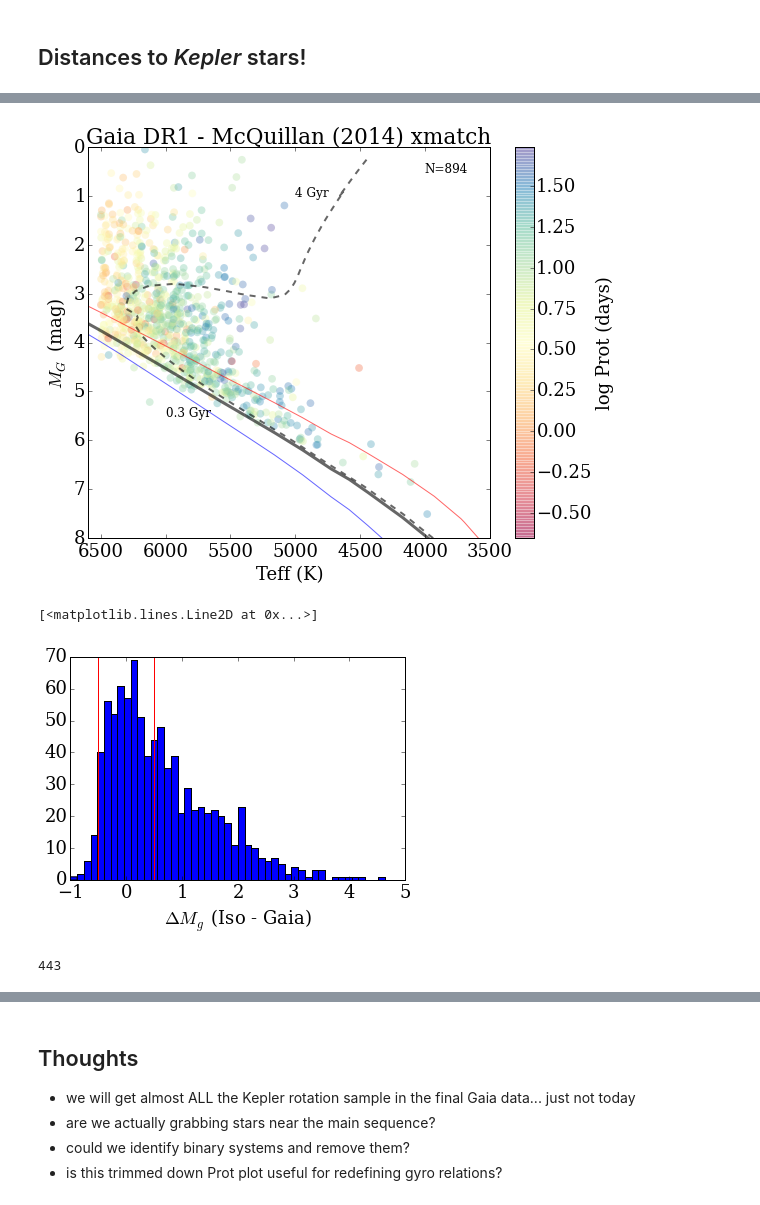
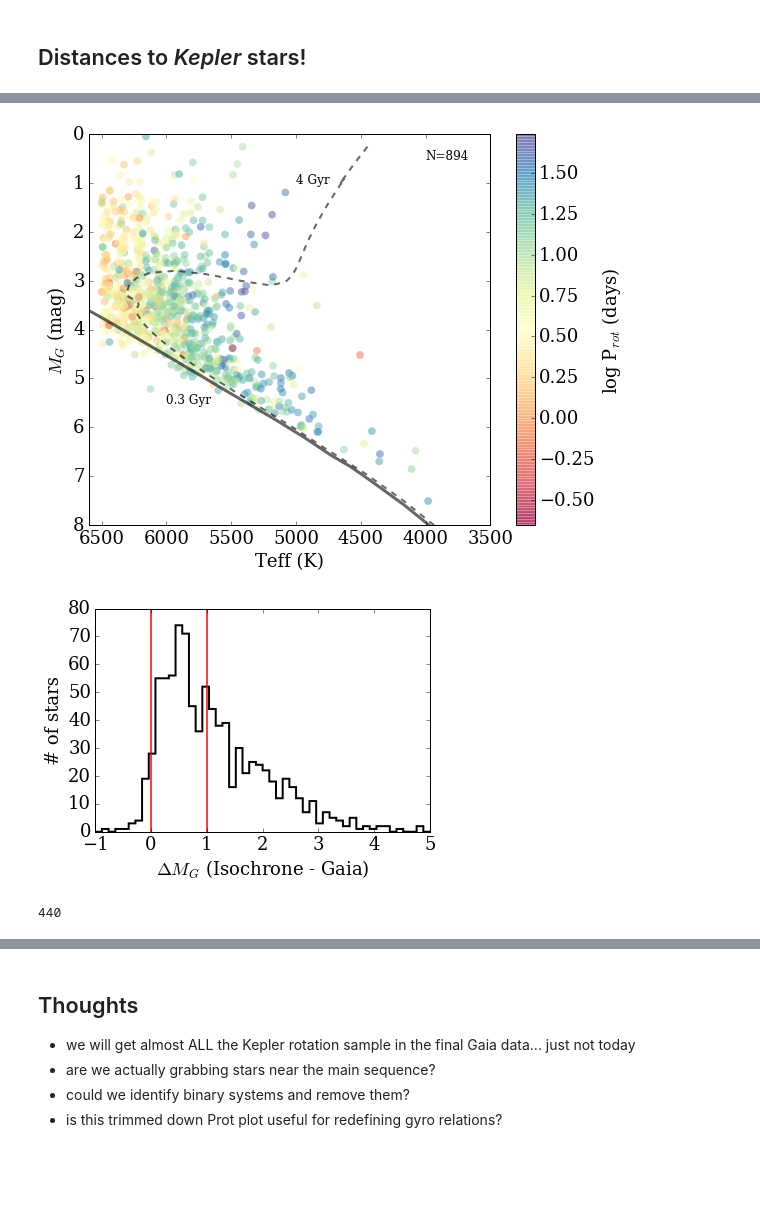
Before and after one commit to jradavenport/gaia_rot, a Jupyter notebook: explore.ipynb, the cells around one changed output, grey strips where cells are left out. Saved outputs shown, nothing was run; the diff lists cells and outputs as text; code cells hidden in the pictures; blank space fills up the shorter version.

```diff
--- a/explore.ipynb
+++ b/explore.ipynb
@@ -165,30 +166,33 @@ iso3 = pd.read_table(iso_file3, delim_whitespace=True, header=None, comment='#',
 # %%
 plt.figure(figsize=(9,7))
 cm = plt.cm.get_cmap('Spectral')
 
 plt.scatter(gaia[u'Teff'].values[ok], Mg.values[ok],
             c=np.log10(gaia[u'Prot'].values[ok]),
-            lw=0, alpha=0.35, cmap=cm, s=60)
+            lw=0, alpha=0.5, cmap=cm, s=60,  rasterized=True)
 
 ms = np.where((iso1['stage'] <= 1))
 plt.plot(10**iso1['logTe'].values[ms], iso1['G'].values[ms], lw=3, alpha=0.6, c='k')
-plt.plot(10**iso1['logTe'].values[ms], iso1['G_BP'].values[ms], lw=1, alpha=0.6, c='b')
-plt.plot(10**iso1['logTe'].values[ms], iso1['G_RP'].values[ms], lw=1, alpha=0.6, c='r')
+
+# plt.plot(10**iso1['logTe'].values[ms], iso1['G_BP'].values[ms], lw=1, alpha=0.6, c='b')
+# plt.plot(10**iso1['logTe'].values[ms], iso1['G_RP'].values[ms], lw=1, alpha=0.6, c='r')
 
 plt.plot(10**iso3['logTe'].values[ms], iso3['G'].values[ms], lw=2, alpha=0.6, c='k', linestyle='dashed')
 
-plt.text(4000,0.5, 'N=894', fontsize=12)
+plt.text(4000,0.5, 'N='+str(len(ok[0])), fontsize=12)
 plt.text(5000, 1, '4 Gyr', fontsize=12)
 plt.text(6000, 5.5, '0.3 Gyr', fontsize=12)
 
 plt.xlim(6600, 3500)
 plt.ylim(8, 0)
 plt.xlabel('Teff (K)')
 plt.ylabel('$M_G$ (mag)')
-plt.title('Gaia DR1 - McQuillan (2014) xmatch')
+# plt.title('Gaia DR1 - McQuillan (2014) xmatch')
 
 cb = plt.colorbar()
-cb.set_label('log Prot (days)')
+cb.set_label('log P$_{rot}$ (days)')
+
+plt.savefig('fig2.png', dpi=300, bbox_inches='tight', pad_inches=0.25)
 # %% [output]
-[figure, old version]
+[figure, new version]
 # %%
@@ -197,20 +204,23 @@ delta_mag = Mg_iso - Mg.values[ok]
 # %%
-_ = plt.hist(delta_mag, range=(-1,5), bins=50)
-plt.xlabel(r'$\Delta M_g$ (Iso - Gaia)')
-plt.plot([-.5,-.5], [0,70], c='r')
-plt.plot([.5,.5], [0,70], c='r')
+_ = plt.hist(delta_mag, range=(-1,5), bins=50, histtype='step', lw=2, color='k')
+plt.xlabel(r'$\Delta M_G$ (Isochrone - Gaia)')
+plt.plot([delta_lim[0], delta_lim[0]], [0,80], c='r', lw=2, alpha=0.75)
+plt.plot([delta_lim[1], delta_lim[1]], [0,80], c='r', lw=2, alpha=0.75)
+
+plt.ylabel('# of stars')
+
+plt.savefig('fig3.png', dpi=300, bbox_inches='tight', pad_inches=0.25)
 # %% [output]
-[<matplotlib.lines.Line2D at 0x...>]
-[figure, old version]
+[figure, new version]
 # %%
 # get stars "near" the isochrone
 # NOTE: using the 'red' phot channel, because it looks "better"
-msok = np.where((delta_mag > -0.5) &
-                (delta_mag < 0.5))
+msok = np.where((delta_mag >= delta_lim[0]) &
+                (delta_mag <= delta_lim[1]))
 
 print(len(msok[0]))
 # %% [output]
-443
+440
 # %%
 plt.figure(figsize=(9,7))
 cm = plt.cm.get_cmap('Spectral')
```
Also changed, not shown: parts of 15 cells of this notebook, 1 other file.
